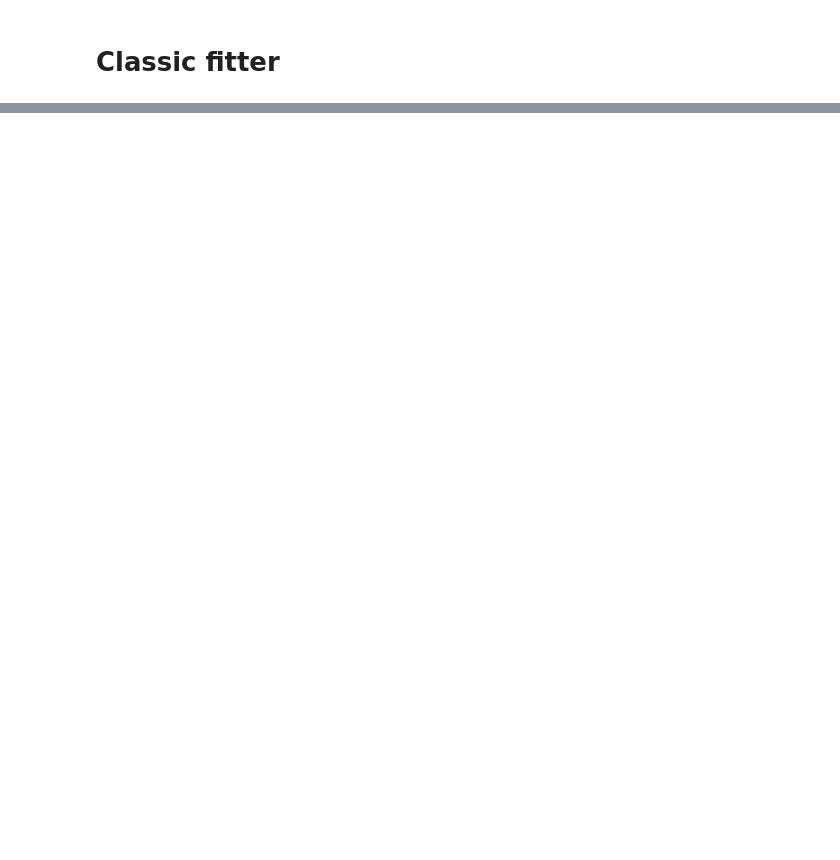
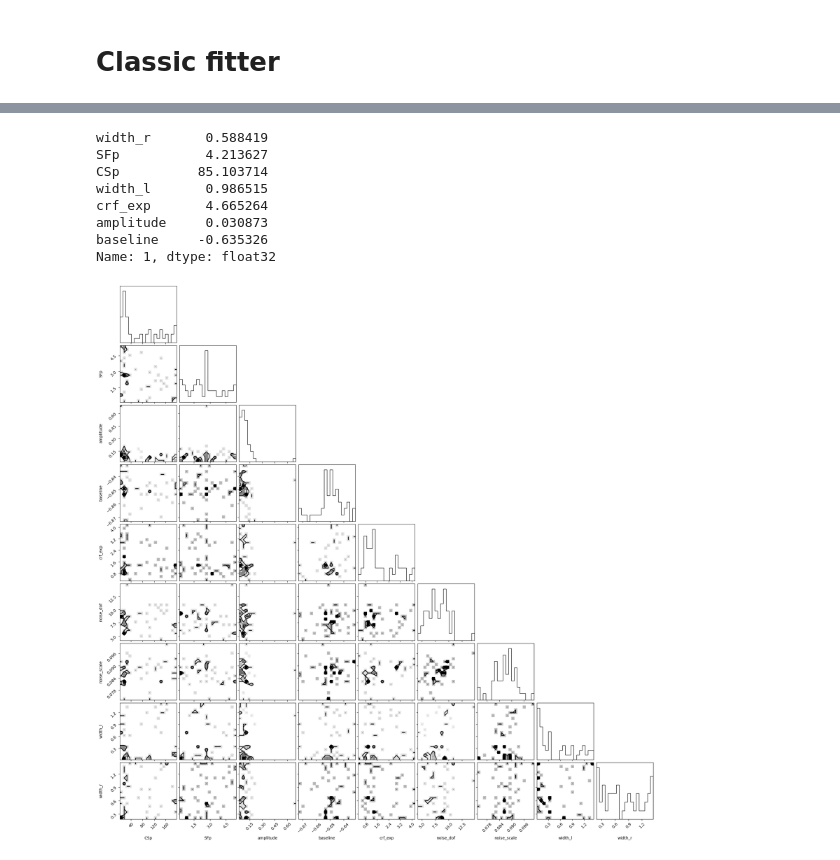
Before and after one commit to mdaghlian/braincoder_bprf, a Jupyter notebook: notebooks/work_in_progress/CSENF_mcmc_UNIFORM.ipynb, the cells around one changed output, grey strips where cells are left out. Cells and saved outputs as stored; diff of their text form; code cells hidden in the pictures; blank space fills up the shorter version.

```diff
--- a/notebooks/work_in_progress/CSENF_mcmc_UNIFORM.ipynb
+++ b/notebooks/work_in_progress/CSENF_mcmc_UNIFORM.ipynb
@@ -353,10 +474,11 @@ fitter.mcmc_sampler[0]
 # %%
 import corner as corner
 _ = corner.corner(
-    fitter.mcmc_sampler[1].iloc[500:,:],# truths=parameters.iloc[0,:].T
+    bfitter.mcmc_sampler[1].iloc[500:,:],# truths=parameters.iloc[0,:].T
     # truths=parameters.iloc[1,:]
 )
 print(parameters.iloc[1,:])
 # corner.overplot_points(
 #     plt.gcf(), parameters.iloc[0,:],
 # )
+# %% [output]
@@ -363,3 +502,12 @@ print(parameters.iloc[1,:])
+width_r       0.588419
+SFp           4.213627
+CSp          85.103714
+width_l       0.986515
+crf_exp       4.665264
+amplitude     0.030873
+baseline     -0.635326
+Name: 1, dtype: float32
+[figure, added]
 # %%
 pred = fitter.model.predict(
     parameters=fitter.mcmc_sampler[1].iloc[7483:7484,:]
```
Also changed, not shown: parts of 17 cells of this notebook, 1 other file.
